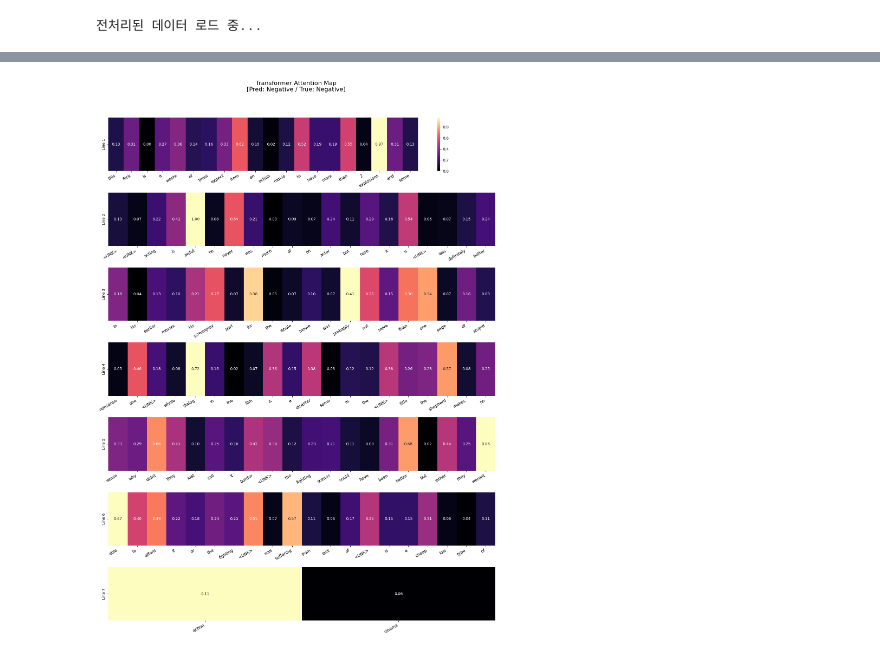
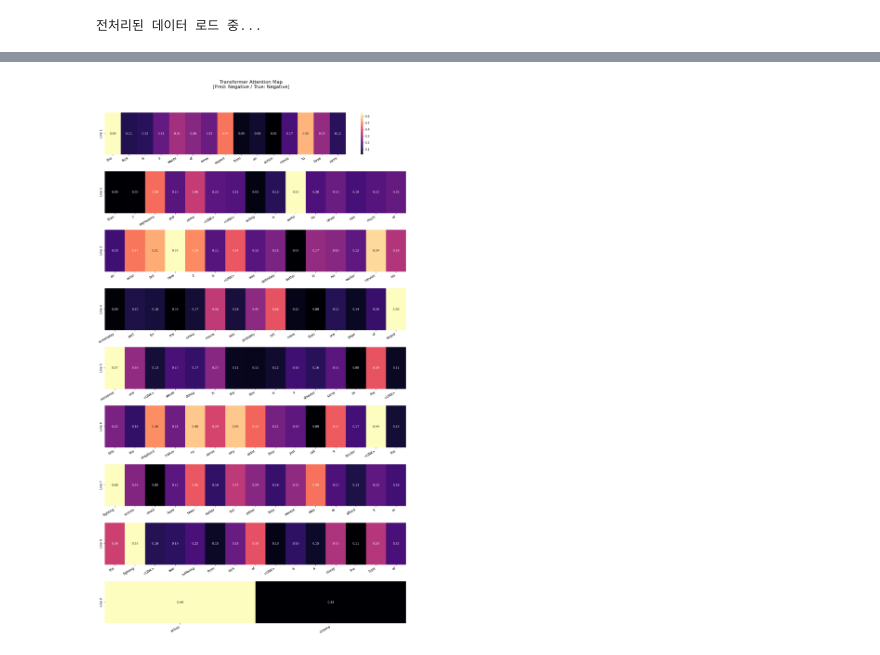
Before and after one commit to shail1027/attention-paper-experiments, a Jupyter notebook: Exp2_IMDBdata_hitmap/experiment.ipynb, the cells around one changed output, grey strips where cells are left out. Saved outputs shown, nothing was run; the diff lists cells and outputs as text; code cells hidden in the pictures.

```diff
--- a/Exp2_IMDBdata_hitmap/experiment.ipynb
+++ b/Exp2_IMDBdata_hitmap/experiment.ipynb
@@ -133,6 +133,7 @@ def visualize_attention_wrapped(model, dataset, idx_to_word, sample_idx=0, token
     plt.suptitle(f"Transformer Attention Map\n[Pred: {sentiment} / True: {true_sentiment}]", fontsize=16)
     plt.tight_layout(rect=[0, 0, 1, 0.95])
     plt.show()
+    return words, attn_map
 # %%
 vocab_size = len(vocab)
 embed_dim = 64
@@ -146,6 +147,6 @@ tf_optim = optim.Adam(tf_model.parameters(), lr=0.001)
 train_model(tf_model, train_loader, criterion, tf_optim, num_epochs=10)
 
 print("\n--- 어텐션 맵 시각화 ---")
-visualize_attention_wrapped(tf_model, test_dataset, idx_to_word, sample_idx=10, tokens_per_row=20)
+words, attn_map = visualize_attention_wrapped(tf_model, test_dataset, idx_to_word, sample_idx=10)
 # %% [output]
 --- Transformer 학습 시작 ---
@@ -162,3 +163,3 @@ Epoch 10/10 | Loss: 0.1256 | Acc: 95.35%
 
 --- 어텐션 맵 시각화 ---
-[figure, old version]
+[figure, new version]
```
Also changed, not shown: parts of 5 cells of this notebook, 1 other file.
